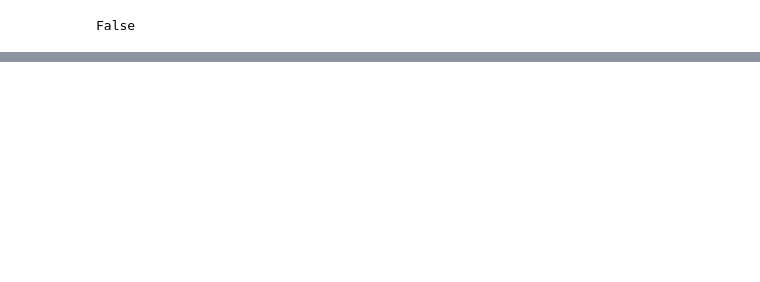
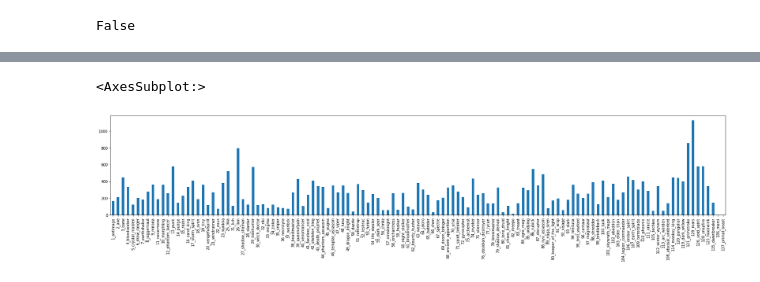
Before and after one commit to bvanhoewijk/ML2022, a Jupyter notebook: src/data_exploration/data_analysis.ipynb, the cells around one changed output, grey strips where cells are left out. Drawn from its saved outputs; the diff is of its cells as text; code cells hidden in the pictures; blank space fills up the shorter version.

```diff
--- a/src/data_exploration/data_analysis.ipynb
+++ b/src/data_exploration/data_analysis.ipynb
@@ -289,0 +82,7 @@ df_losing_combinations
+# %%
+# group1 losing team heroes
+count_group1_losing = group1[group1 == -1].sum(axis=0)[1:124]
+count_group1_losing.abs().plot.bar(figsize=(30,5))
+# %% [output]
+<AxesSubplot:>
+[figure, added]
```
Also changed, not shown: parts of 42 cells of this notebook, 5 other files.
